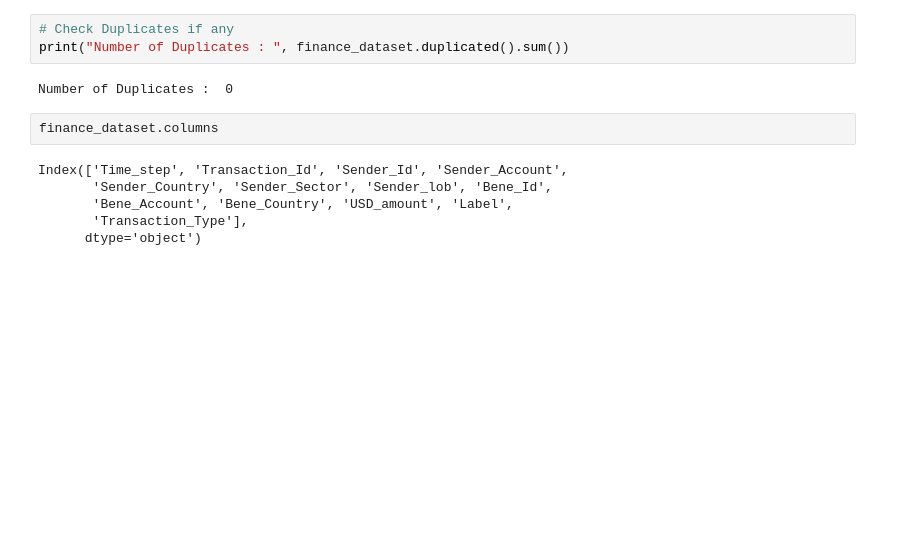
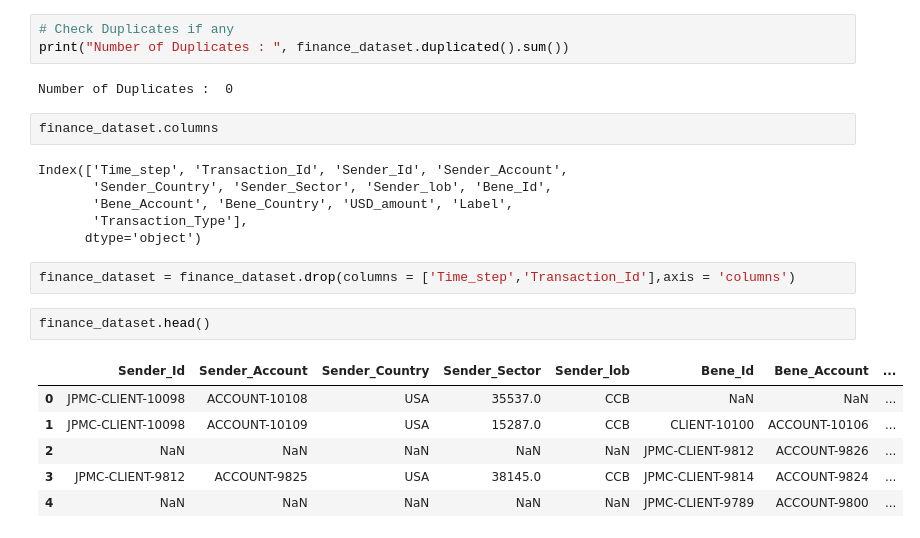
Before and after one commit to utsavudit/FinGuard, a Jupyter notebook: FinGuard/finguard_main.ipynb, the cells around one changed output. Cells and saved outputs as stored; diff of their text form; blank space fills up the shorter version.

Commit message:
Remove unnecessary columns and restructure dataset
Drop temporal IDs and redundant account fields to streamline features

```diff
--- a/FinGuard/finguard_main.ipynb
+++ b/FinGuard/finguard_main.ipynb
@@ -61,3 +61,14 @@ Index(['Time_step', 'Transaction_Id', 'Sender_Id', 'Sender_Account',
        'Bene_Account', 'Bene_Country', 'USD_amount', 'Label',
        'Transaction_Type'],
       dtype='object')
+# %%
+finance_dataset = finance_dataset.drop(columns = ['Time_step','Transaction_Id'],axis = 'columns')
+# %%
+finance_dataset.head()
+# %% [output]
+|  | Sender_Id | Sender_Account | Sender_Country | Sender_Sector | Sender_lob | Bene_Id | Bene_Account | ... |
+| 0 | JPMC-CLIENT-10098 | ACCOUNT-10108 | USA | 35537.0 | CCB | NaN | NaN | ... |
+| 1 | JPMC-CLIENT-10098 | ACCOUNT-10109 | USA | 15287.0 | CCB | CLIENT-10100 | ACCOUNT-10106 | ... |
+| 2 | NaN | NaN | NaN | NaN | NaN | JPMC-CLIENT-9812 | ACCOUNT-9826 | ... |
+| 3 | JPMC-CLIENT-9812 | ACCOUNT-9825 | USA | 38145.0 | CCB | JPMC-CLIENT-9814 | ACCOUNT-9824 | ... |
+| 4 | NaN | NaN | NaN | NaN | NaN | JPMC-CLIENT-9789 | ACCOUNT-9800 | ... |
```
Also changed, not shown: parts of 4 cells of this notebook.
